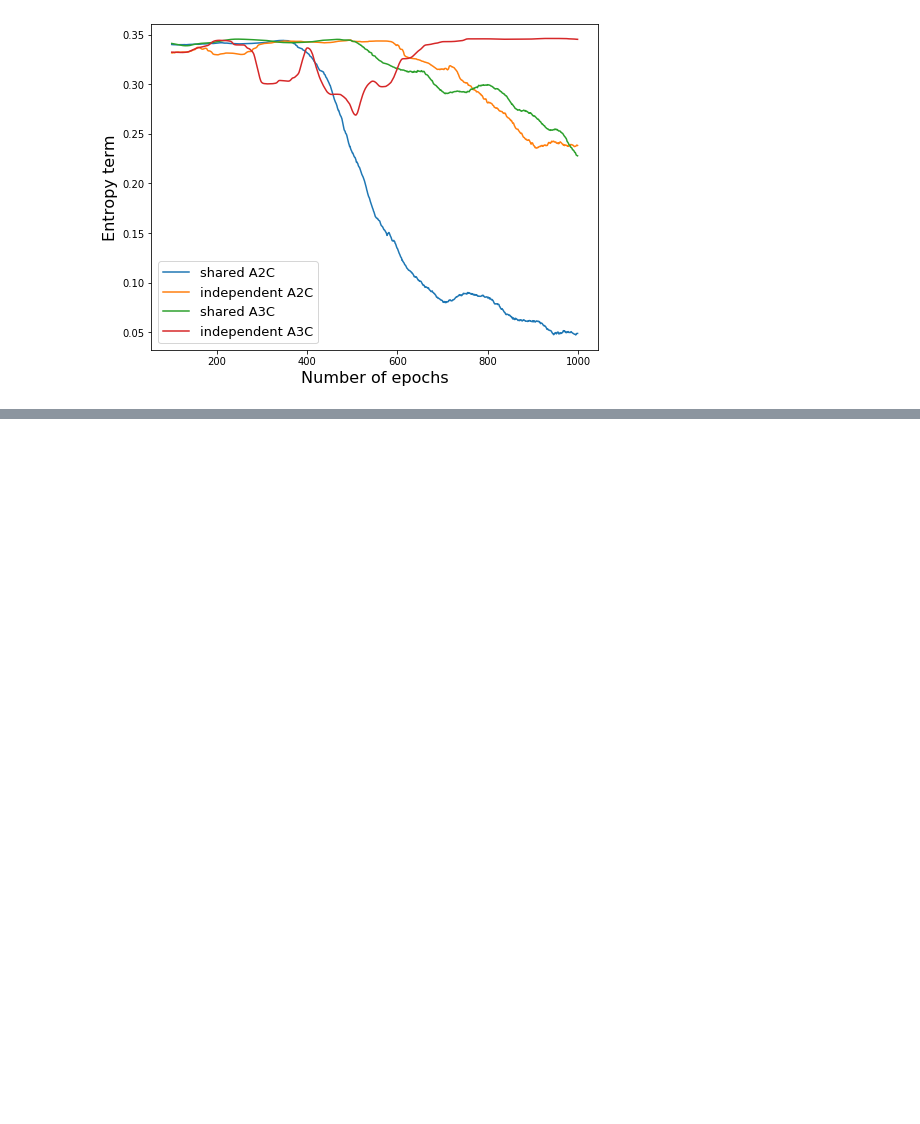
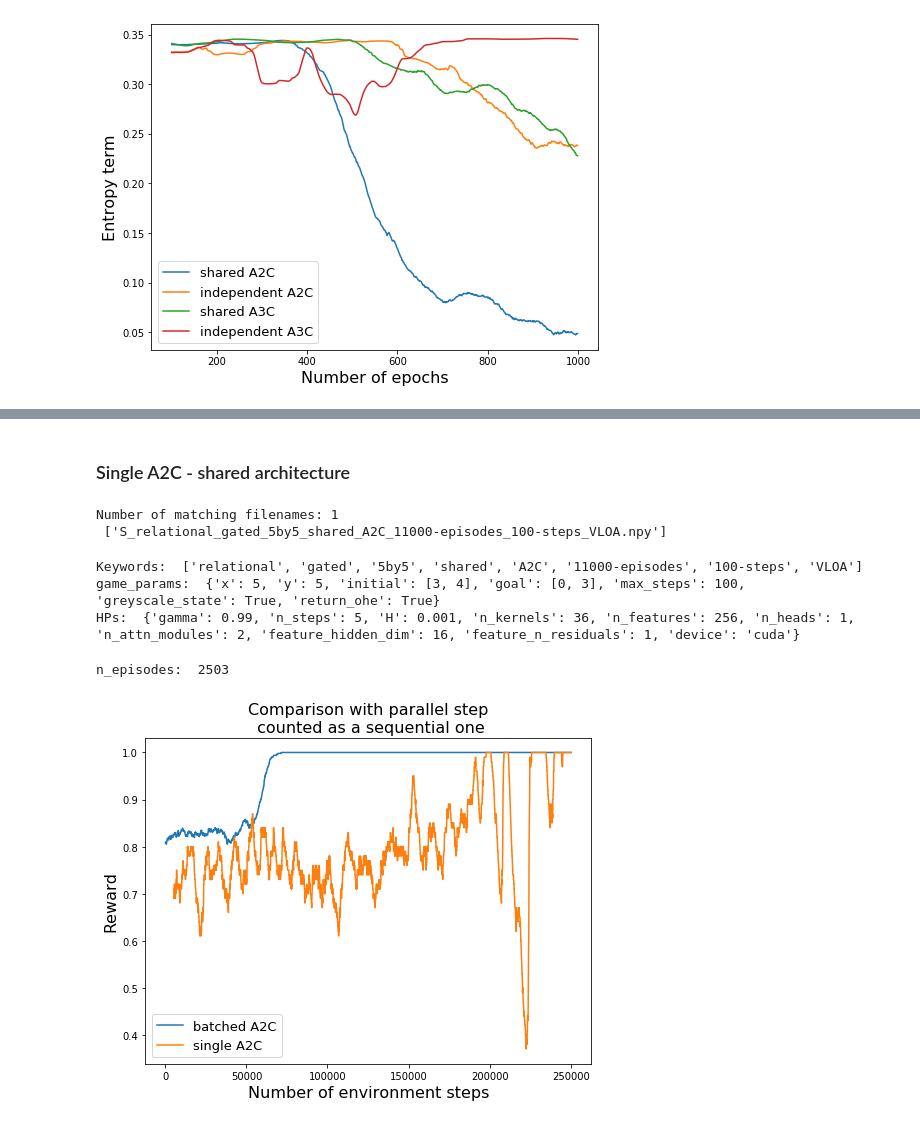
Before and after one commit to nicoladainese96/RelationalDeepRL, a Jupyter notebook: A2C_A3C_sandbbox_training.ipynb, the cells around one changed output, grey strips where cells are left out. Cells and saved outputs as stored; diff of their text form; code cells hidden in the pictures; blank space fills up the shorter version.

```diff
--- a/A2C_A3C_sandbbox_training.ipynb
+++ b/A2C_A3C_sandbbox_training.ipynb
@@ -575,0 +624,48 @@ plot.compare_sessions(list_of_scores, list_of_steps, list_of_losses, list_of_lab
+# %% [markdown]
+### Single A2C - shared architecture
+# %%
+load_dir = "Results/Sandbox/"
+queries = ['gated','shared','11000-episodes']
+train_dict = utils.load_session(load_dir, queries)
+# %% [output]
+Number of matching filenames: 1
+ ['S_relational_gated_5by5_shared_A2C_11000-episodes_100-steps_VLOA.npy']
+# %%
+keywords = train_dict['keywords']
+print("Keywords: ", keywords)
+game_params = train_dict['game_params']
+print("game_params: ", game_params)
+HPs = train_dict['HPs']
+print("HPs: ", HPs)
+score1 = train_dict['score']
+steps1 = train_dict['steps']
+losses1 = train_dict['losses']
+# %% [output]
+Keywords:  ['relational', 'gated', '5by5', 'shared', 'A2C', '11000-episodes', '100-steps', 'VLOA']
+game_params:  {'x': 5, 'y': 5, 'initial': [3, 4], 'goal': [0, 3], 'max_steps': 100, 'greyscale_state': True, 'return_ohe': True}
+HPs:  {'gamma': 0.99, 'n_steps': 5, 'H': 0.001, 'n_kernels': 36, 'n_features': 256, 'n_heads': 1, 'n_attn_modules': 2, 'feature_hidden_dim': 16, 'feature_n_residuals': 1, 'device': 'cuda'}
+# %%
+### plot score ###
+average_window = 100
+
+cum_steps1 = np.cumsum(steps1)[average_window:]
+n_episodes = int(cum_steps1[-1]/100)
+print("n_episodes: ", n_episodes)
+cum_steps = np.arange(n_episodes)*100
+
+plt.figure(figsize=(8,6))
+
+tmp_score = score[:n_episodes]
+average_score = np.array([np.mean(tmp_score[i:i+average_window]) for i in range(len(cum_steps))])
+plt.plot(cum_steps, average_score, label='batched A2C')
+average_score1 = np.array([np.mean(score1[i:i+average_window]) for i in range(len(cum_steps1))])
+plt.plot(cum_steps1, average_score1, label='single A2C')
+
+plt.title("Comparison with parallel step\n counted as a sequential one", fontsize = 16)
+plt.xlabel("Number of environment steps", fontsize=16)
+plt.ylabel("Reward", fontsize=16)
+plt.legend(fontsize=13)
+plt.show()
+# %% [output]
+n_episodes:  2503
+[figure, added]
```
Also changed, not shown: parts of 11 cells of this notebook, 13 other files.
